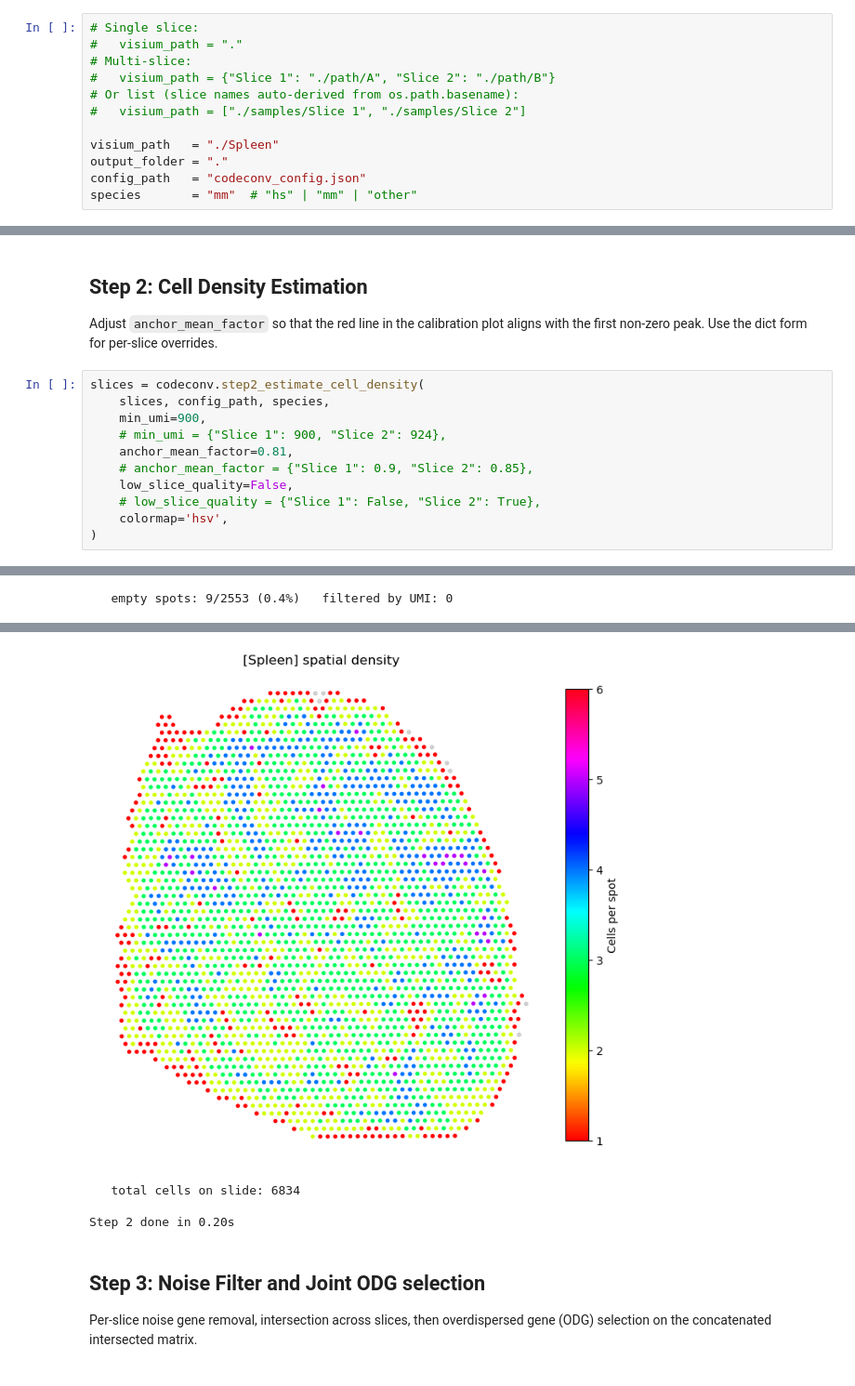
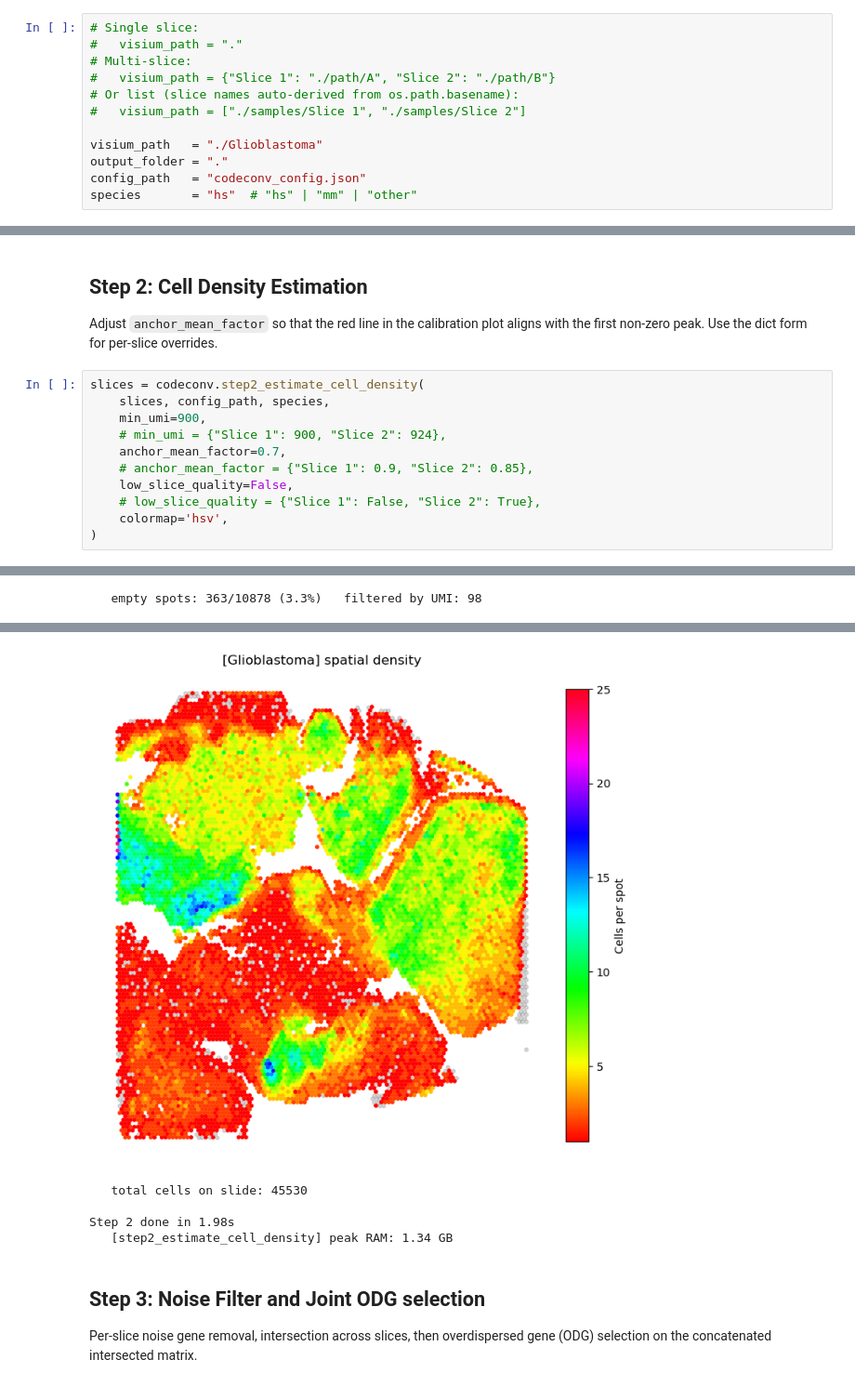
Before and after one commit to Perik-Zavodskii/CoexpressDeconvolve, a Jupyter notebook: CoexpressDeconvolve.ipynb, the cells around one changed output, grey strips where cells are left out. Shown at 93% size. Cells and saved outputs as stored; diff of their text form.

```diff
--- a/CoexpressDeconvolve.ipynb
+++ b/CoexpressDeconvolve.ipynb
@@ -21,10 +21,10 @@ codeconv: random seed set to 42
 # Or list (slice names auto-derived from os.path.basename):
 #   visium_path = ["./samples/Slice 1", "./samples/Slice 2"]
 
-visium_path   = "./Spleen"
+visium_path   = "./Glioblastoma"
 output_folder = "."
 config_path   = "codeconv_config.json"
-species       = "mm"  # "hs" | "mm" | "other"
+species       = "hs"  # "hs" | "mm" | "other"
 # %% [markdown]
 ## Step 1: Load Visium data
 # %%
@@ -43,7 +44,7 @@ slices = codeconv.step2_estimate_cell_density(
     slices, config_path, species,
     min_umi=900,
     # min_umi = {"Slice 1": 900, "Slice 2": 924},
-    anchor_mean_factor=0.81,
+    anchor_mean_factor=0.7,
     # anchor_mean_factor = {"Slice 1": 0.9, "Slice 2": 0.85},
     low_slice_quality=False,
     # low_slice_quality = {"Slice 1": False, "Slice 2": True},
@@ -55 +56 @@ Step 2 [Spleen]: Hybrid Calibration (alpha=0.6, factor=0.81)
-   empty spots: 9/2553 (0.4%)   filtered by UMI: 0
+   empty spots: 363/10878 (3.3%)   filtered by UMI: 98
@@ -57,7 +58,8 @@ Step 2 [Spleen]: Hybrid Calibration (alpha=0.6, factor=0.81)
-[figure, old version]
+[figure, new version]
-   total cells on slide: 6834
+   total cells on slide: 45530
 
-Step 2 done in 0.20s
+Step 2 done in 1.98s
+   [step2_estimate_cell_density] peak RAM: 1.34 GB
 # %% [markdown]
 ## Step 3: Noise Filter and Joint ODG selection
 Per-slice noise gene removal, intersection across slices, then overdispersed gene (ODG) selection on the concatenated intersected matrix.
```
Also changed, not shown: parts of 8 cells of this notebook, 1 other file.
